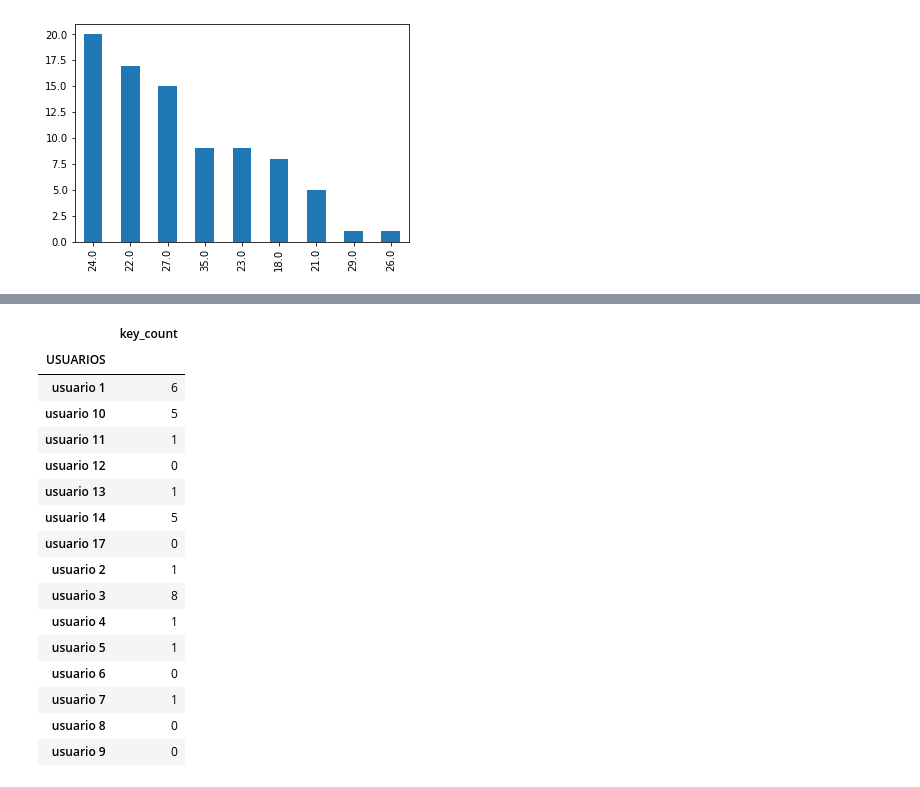
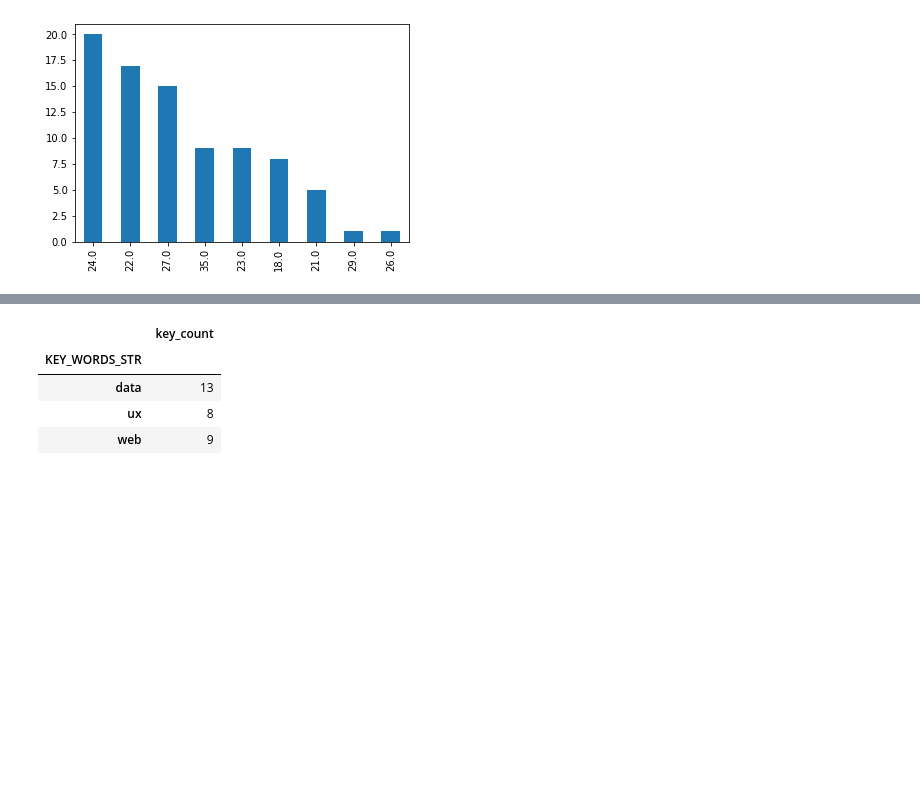
Before and after one commit to isaitu11/Final-Project-IH, a Jupyter notebook: BOT_PROYECT/CHAT_BOT_PROYECT.ipynb, the cells around one changed output, grey strips where cells are left out. Cells and saved outputs as stored; diff of their text form; code cells hidden in the pictures; blank space fills up the shorter version.

```diff
--- a/BOT_PROYECT/CHAT_BOT_PROYECT.ipynb
+++ b/BOT_PROYECT/CHAT_BOT_PROYECT.ipynb
@@ -179,4 +132,0 @@ chatbot.head()
-# %%
-
-chatbot['KEY_WORDS_STR'] = chatbot['KEY_WORDS_STR'].fillna('Nada')
-chatbot.head()
@@ -245,22 +161,12 @@ chatbot.head()
 # %%
 # Sacamos por cada usuario cuantas key words han mencionado
-total_data = chatbot.groupby('USUARIOS').agg({'key_count' : 'sum',})
-total_data
+# usuario_total_key = chatbot.groupby('USUARIOS').agg({'key_count' : 'sum',})
+# Resultado numérico sobre el bootcamp de más interés
+key_count_df = chatbot.groupby('KEY_WORDS_STR').agg({'key_count' : 'sum',})
+key_count_df
 # %% [output]
 |  | key_count |
-| USUARIOS |  |
-| usuario 1 | 6 |
-| usuario 10 | 5 |
-| usuario 11 | 1 |
-| usuario 12 | 0 |
-| usuario 13 | 1 |
-| usuario 14 | 5 |
-| usuario 17 | 0 |
-| usuario 2 | 1 |
-| usuario 3 | 8 |
-| usuario 4 | 1 |
-| usuario 5 | 1 |
-| usuario 6 | 0 |
-| usuario 7 | 1 |
-| usuario 8 | 0 |
-| usuario 9 | 0 |
+| KEY_WORDS_STR |  |
+| data | 13 |
+| ux | 8 |
+| web | 9 |
```
Also changed, not shown: parts of 28 cells of this notebook, 1 other file.
